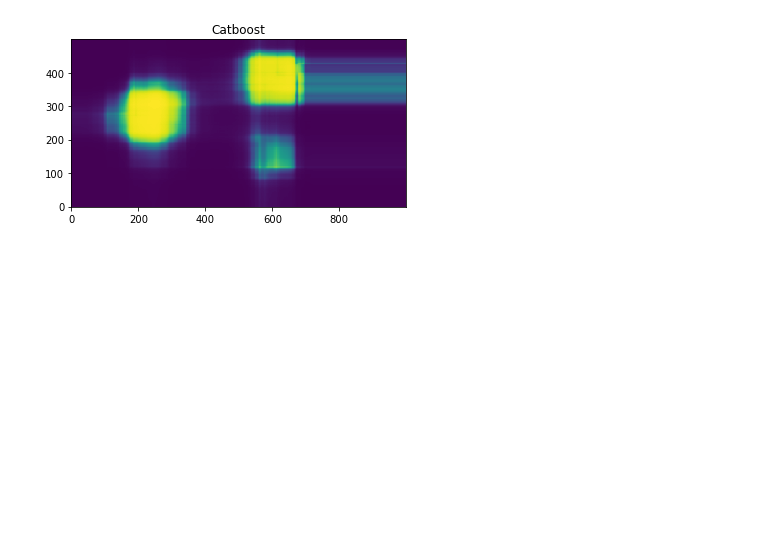
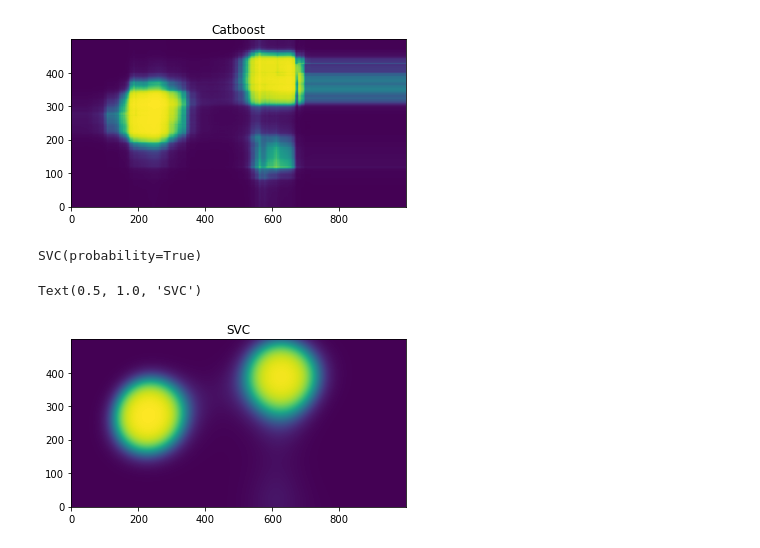
Before and after one commit to moritzwilksch/PythonPlayground, a Jupyter notebook: ML-Modelling/LocationData.ipynb, the cells around one changed output. Cells and saved outputs as stored; diff of their text form; code cells hidden in the pictures; blank space fills up the shorter version.

```diff
--- a/ML-Modelling/LocationData.ipynb
+++ b/ML-Modelling/LocationData.ipynb
@@ -63,3 +63,16 @@ plt.title("Catboost")
 # %% [output]
 Text(0.5, 1.0, 'Catboost')
 [figure]
+# %%
+from sklearn.svm import SVC
+svc = SVC(probability=True, kernel='rbf')
+svc.fit(df[['x', 'y']], df.z)
+# %% [output]
+SVC(probability=True)
+# %%
+preds = svc.predict_proba(design_matrix)
+plt.imshow(preds[:, 1].reshape(500, 1000), origin='lower')
+plt.title("SVC")
+# %% [output]
+Text(0.5, 1.0, 'SVC')
+[figure, added]
```
Also changed, not shown: 3 other files.
